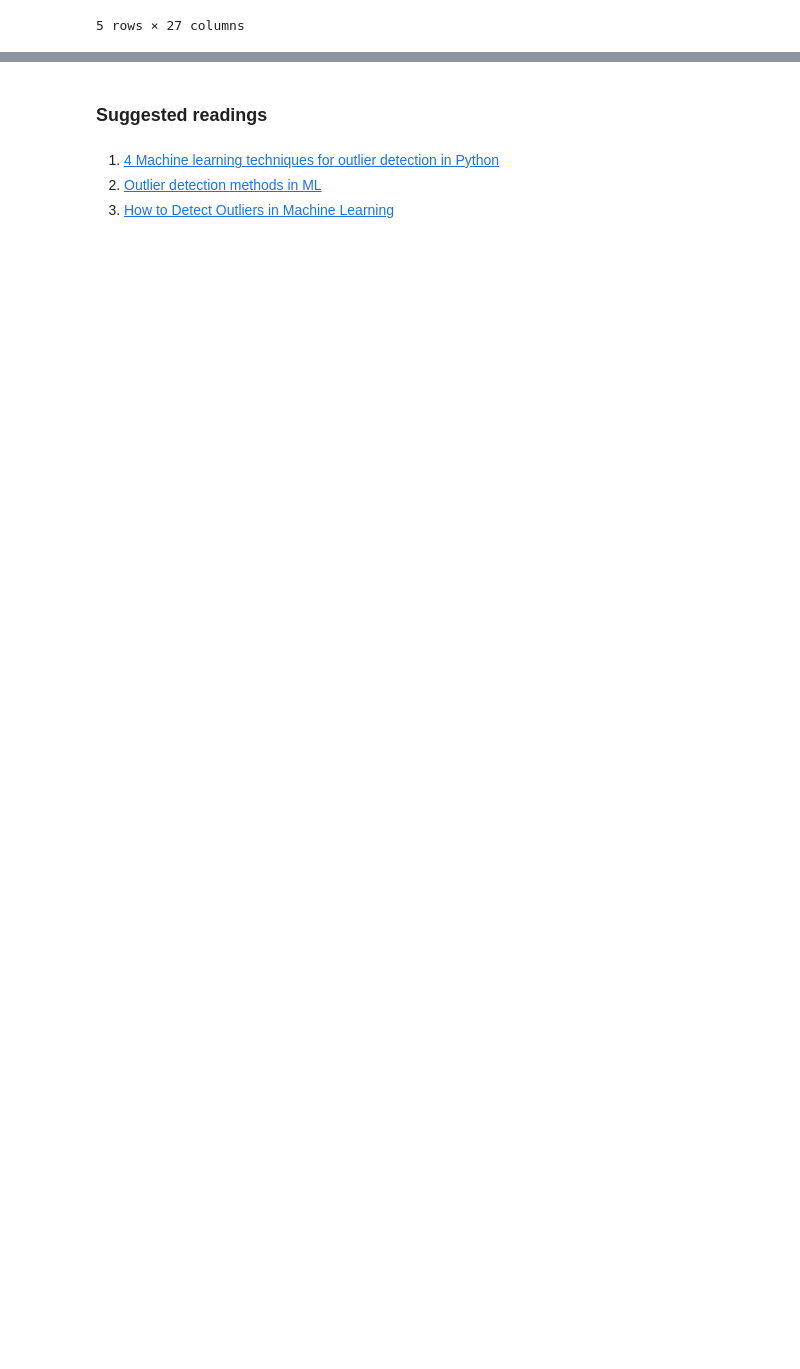
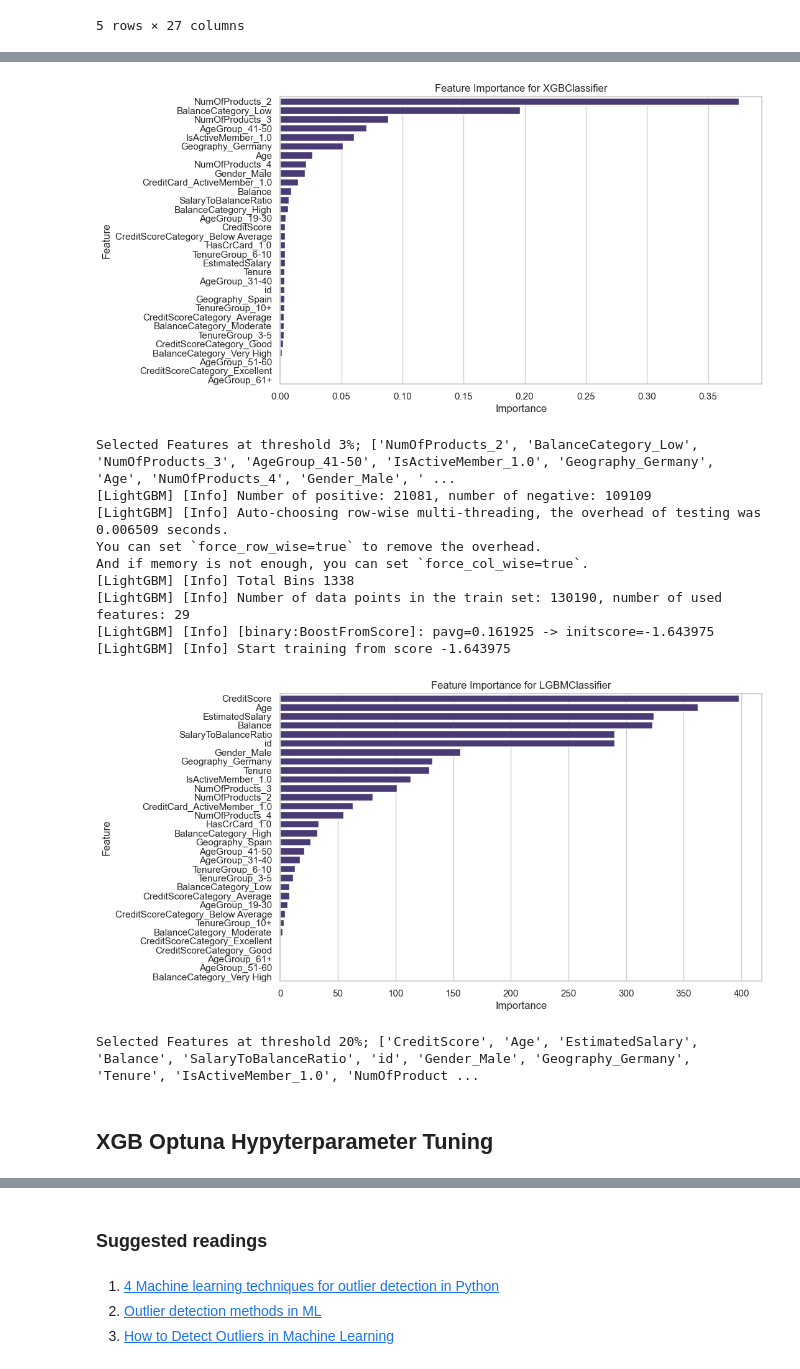
Before and after one commit to Kkhurana007/kaggle_python_practice, a Jupyter notebook: Data_processing_modelbuilding.ipynb, the cells around one changed output, grey strips where cells are left out. Drawn from its saved outputs; the diff is of its cells as text; code cells hidden in the pictures; blank space fills up the shorter version.

```diff
--- a/Data_processing_modelbuilding.ipynb
+++ b/Data_processing_modelbuilding.ipynb
@@ -315,8 +315,31 @@ from sklearn.naive_bayes import GaussianNB, BernoulliNB
 from sklearn.neighbors import KNeighborsClassifier
 from sklearn.gaussian_process import GaussianProcessClassifier
 from sklearn.ensemble import RandomForestClassifier, ExtraTreesClassifier, GradientBoostingClassifier
-#from xgboost import XGBClassifier
-#from lightgbm import LGBMClassifier
+from xgboost import XGBClassifier
+from lightgbm import LGBMClassifier
 #from catboost import CatBoostClassifier
 from sklearn.ensemble import HistGradientBoostingClassifier
 from sklearn.metrics import roc_auc_score
+
+import optuna
+
+
+# set the seed for reproducability
+seed = 42
+
+# initialize all classification models
+log_reg = LogisticRegression(random_state = seed, max_iter = 1000000)
+svc = SVC(random_state = seed, probability = True)
+lda= LinearDiscriminantAnalysis()
+gnb = GaussianNB()
+bnb = BernoulliNB()
+knn = KNeighborsClassifier()
+gauss = GaussianProcessClassifier(random_state = seed)
+rf = RandomForestClassifier(random_state = seed)
+et = ExtraTreesClassifier (random_state = seed)
+xbg = XGBClassifier (random_state = seed)
+lgb = LGBMClassifier (random_state = seed)
+dart = LGBMClassifier (random_state = seed)
+#cb = CatBoostClassifier (random_state = seed, verbose = 0)
+gb = GradientBoostingClassifier (random_state = seed)
+hgb = HistGradientBoostingClassifier (random_state = seed)
@@ -326,0 +392,23 @@ ModuleNotFoundError: No module named 'xgboost'
+# %%
+from xgboost import XGBClassifier
+xgb_model = XGBClassifier()
+xgb_selected_features = display_feature_importance(xgb_model, percentage=3, plot=True)
+
+import lightgbm as lgb
+lgb_model = lgb.LGBMClassifier()
+lgb_selected_features = display_feature_importance(lgb_model, percentage=20, plot=True)
+# %% [output]
+[figure, added]
+Selected Features at threshold 3%; ['NumOfProducts_2', 'BalanceCategory_Low', 'NumOfProducts_3', 'AgeGroup_41-50', 'IsActiveMember_1.0', 'Geography_Germany', 'Age', 'NumOfProducts_4', 'Gender_Male', ' ...
+[LightGBM] [Info] Number of positive: 21081, number of negative: 109109
+[LightGBM] [Info] Auto-choosing row-wise multi-threading, the overhead of testing was 0.006509 seconds.
+You can set `force_row_wise=true` to remove the overhead.
+And if memory is not enough, you can set `force_col_wise=true`.
+[LightGBM] [Info] Total Bins 1338
+[LightGBM] [Info] Number of data points in the train set: 130190, number of used features: 29
+[LightGBM] [Info] [binary:BoostFromScore]: pavg=0.161925 -> initscore=-1.643975
+[LightGBM] [Info] Start training from score -1.643975
+[figure, added]
+Selected Features at threshold 20%; ['CreditScore', 'Age', 'EstimatedSalary', 'Balance', 'SalaryToBalanceRatio', 'id', 'Gender_Male', 'Geography_Germany', 'Tenure', 'IsActiveMember_1.0', 'NumOfProduct ...
+# %% [markdown]
+## XGB Optuna Hypyterparameter Tuning
```
Also changed, not shown: parts of 4 cells of this notebook.
